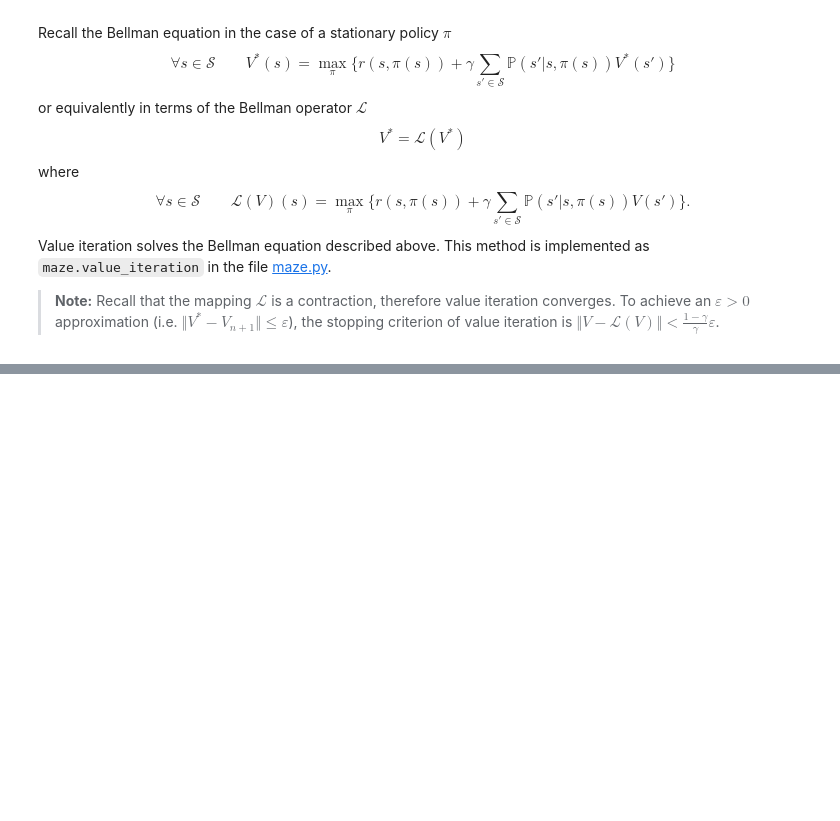
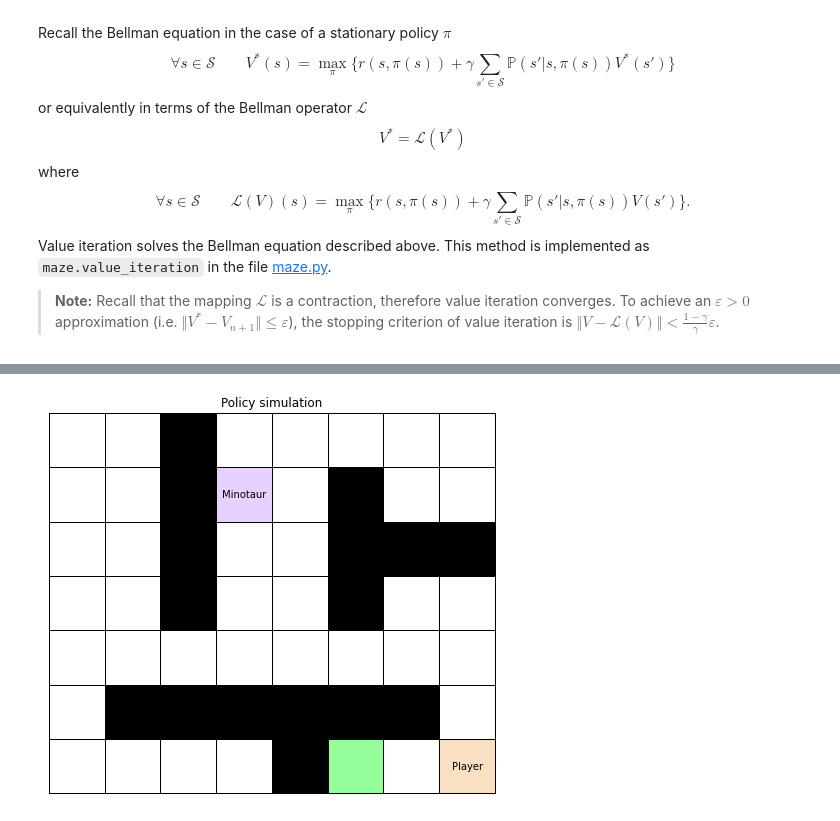
Before and after one commit to RobindeGrootNL/aMAZEing-RL-lab-1, a Jupyter notebook: lab1_p1.ipynb, the cells around one changed output, grey strips where cells are left out. Cells and saved outputs as stored; diff of their text form; code cells hidden in the pictures; blank space fills up the shorter version.

```diff
--- a/lab1_p1.ipynb
+++ b/lab1_p1.ipynb
@@ -281,0 +229,22 @@ mz.animate_solution(maze, path, path_minotaur)
+# %%
+# Create an environment maze
+env = mz.Maze(maze, minotaur_stay=True, cross_minotaur=True, jumping_allowed=True)
+#env.show()
+# %%
+# Discount Factor
+gamma   = 1-1/30;
+# Accuracy treshold
+epsilon = 0.001;
+V, policy = mz.value_iteration(env, gamma, epsilon)
+# %%
+method = 'ValIter';
+start  = (0,0);
+
+paths = list()
+exited_maze_list = list()
+t_list = list()
+
+n_iters = 10000
+for i in range(n_iters):
+    path, path_minotaur, exited_maze, t = env.simulate(start, policy, method, life_mean=30, start_minotaur=(6,5))
+    exited_maze_list.append(exited_maze)
@@ -281,0 +256,5 @@ mz.animate_solution(maze, path, path_minotaur)
+# %%
+# Show the shortest path
+mz.animate_solution(maze, path, path_minotaur, gif_name="VI_stay.gif")
+# %% [output]
+[figure, added]
```
Also changed, not shown: parts of 17 cells of this notebook, 2 other files.
